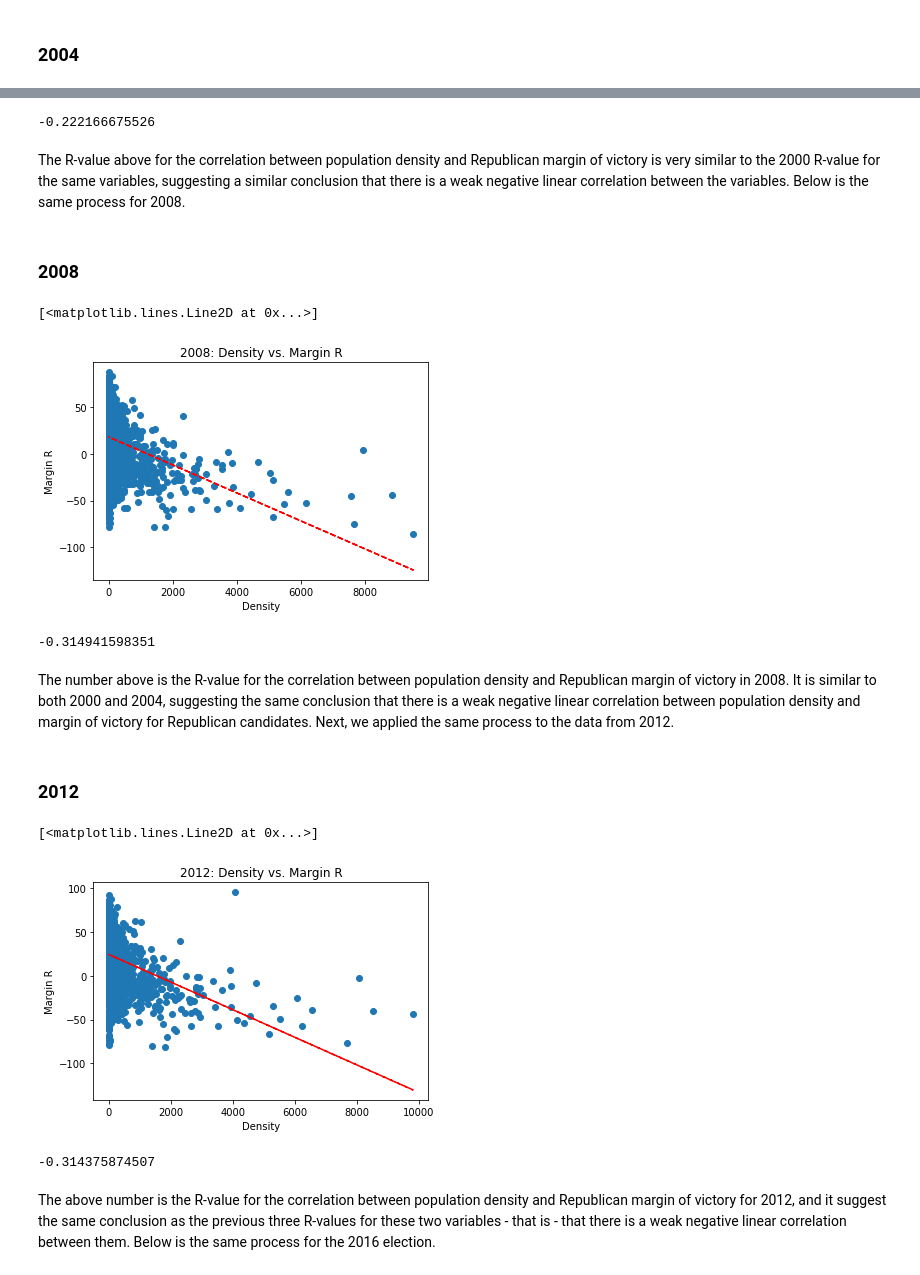
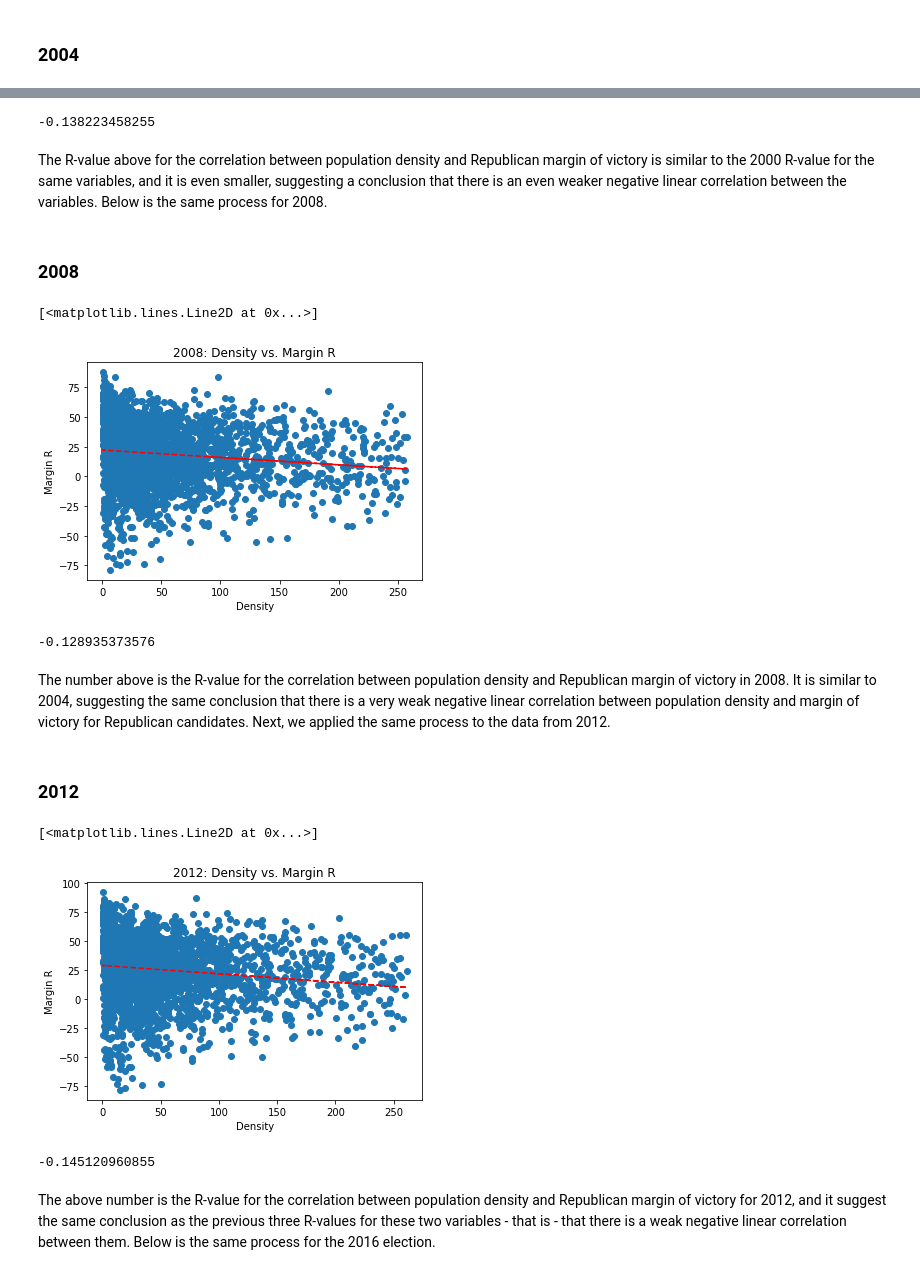
Before and after one commit to GiacomoPuccini/COGS108_Repo, a Jupyter notebook: FinalProject.ipynb, the cells around one changed output, grey strips where cells are left out. Saved outputs shown, nothing was run; the diff lists cells and outputs as text; code cells hidden in the pictures.

Commit message:
took out outliers and was fancy about it

```diff
--- a/FinalProject.ipynb
+++ b/FinalProject.ipynb
@@ -383,58 +473,58 @@ plt.plot(data2004density, p4(data2004density), "r--")
 # %%
-R2004_Density = np.corrcoef(x = data2004density, y = data2004margin)
+R2004_Density = np.corrcoef(x = data2004density, y = data2004margin1)
 print(R2004_Density[0][1])
 # %% [output]
--0.222166675526
+-0.138223458255
 # %% [markdown]
-The R-value above for the correlation between population density and Republican margin of victory is very similar to the 2000 R-value for the same variables, suggesting a similar conclusion that there is a weak negative linear correlation between the variables. Below is the same process for 2008.
+The R-value above for the correlation between population density and Republican margin of victory is similar to the 2000 R-value for the same variables, and it is even smaller, suggesting a conclusion that there is an even weaker negative linear correlation between the variables. Below is the same process for 2008.
 # %% [markdown]
 ### 2008
 # %%
-# Make two new lists to plot over x and y axes
-data2008margin = data2008.loc[data2008['density2008'] < POP_DENSITY_CUTOFF]['margin_R']
-data2008density = data2008.loc[data2008['density2008'] < POP_DENSITY_CUTOFF]['density2008']
+# Make two new lists to plot over x and y axes - take out outliers
+data2008margin1 = data2008.loc[data2008['density2008'] < density_cutoff2008]['margin_R']
+data2008density = data2008.loc[data2008['density2008'] < density_cutoff2008]['density2008']
 
 # Make the scatterplot, label it, and include a linear regression line
-corrplot6 = plt.scatter(data2008density, data2008margin)
+corrplot6 = plt.scatter(data2008density, data2008margin1)
 plt.xlabel('Density')
 plt.ylabel('Margin R')
 plt.title('2008: Density vs. Margin R')
-z6 = np.polyfit(data2008density, data2008margin, 1)
+z6 = np.polyfit(data2008density, data2008margin1, 1)
 p6 = np.poly1d(z6)
 plt.plot(data2008density, p6(data2008density), "r--")
 # %% [output]
 [<matplotlib.lines.Line2D at 0x...>]
-[figure, old version]
+[figure, new version]
 # %%
-R2008_Density = np.corrcoef(x = data2008density, y = data2008margin)
+R2008_Density = np.corrcoef(x = data2008density, y = data2008margin1)
 print(R2008_Density[0][1])
 # %% [output]
--0.314941598351
+-0.128935373576
 # %% [markdown]
-The number above is the R-value for the correlation between population density and Republican margin of victory in 2008. It is similar to both 2000 and 2004, suggesting the same conclusion that there is a weak negative linear correlation between population density and margin of victory for Republican candidates. Next, we applied the same process to the data from 2012.
+The number above is the R-value for the correlation between population density and Republican margin of victory in 2008. It is similar to 2004, suggesting the same conclusion that there is a very weak negative linear correlation between population density and margin of victory for Republican candidates. Next, we applied the same process to the data from 2012.
 # %% [markdown]
 ### 2012
 # %%
-# Make two new lists to plot over x and y axes
-data2012margin = data2012.loc[data2012['density2012'] < POP_DENSITY_CUTOFF]['margin_R']
-data2012density = data2012.loc[data2012['density2012'] < POP_DENSITY_CUTOFF]['density2012']
+# Make two new lists to plot over x and y axes - take out outliers
+data2012margin1 = data2012.loc[data2012['density2012'] < density_cutoff2012]['margin_R']
+data2012density = data2012.loc[data2012['density2012'] < density_cutoff2012]['density2012']
 
 # Make the scatterplot, label it, and include a linear regression line
-corrplot8 = plt.scatter(data2012density, data2012margin)
+corrplot8 = plt.scatter(data2012density, data2012margin1)
 plt.xlabel('Density')
 plt.ylabel('Margin R')
 plt.title('2012: Density vs. Margin R')
-z8 = np.polyfit(data2012density, data2012margin, 1)
+z8 = np.polyfit(data2012density, data2012margin1, 1)
 p8 = np.poly1d(z8)
 plt.plot(data2012density, p8(data2012density), "r--")
 # %% [output]
 [<matplotlib.lines.Line2D at 0x...>]
-[figure, old version]
+[figure, new version]
 # %%
-R2012_Density = np.corrcoef(x = data2012density, y = data2012margin)
+R2012_Density = np.corrcoef(x = data2012density, y = data2012margin1)
 print(R2012_Density[0][1])
 # %% [output]
--0.314375874507
+-0.145120960855
 # %% [markdown]
 The above number is the R-value for the correlation between population density and Republican margin of victory for 2012, and it suggest the same conclusion as the previous three R-values for these two variables - that is - that there is a weak negative linear correlation between them. Below is the same process for the 2016 election.
 # %% [markdown]
```
Also changed, not shown: parts of 28 cells of this notebook.
